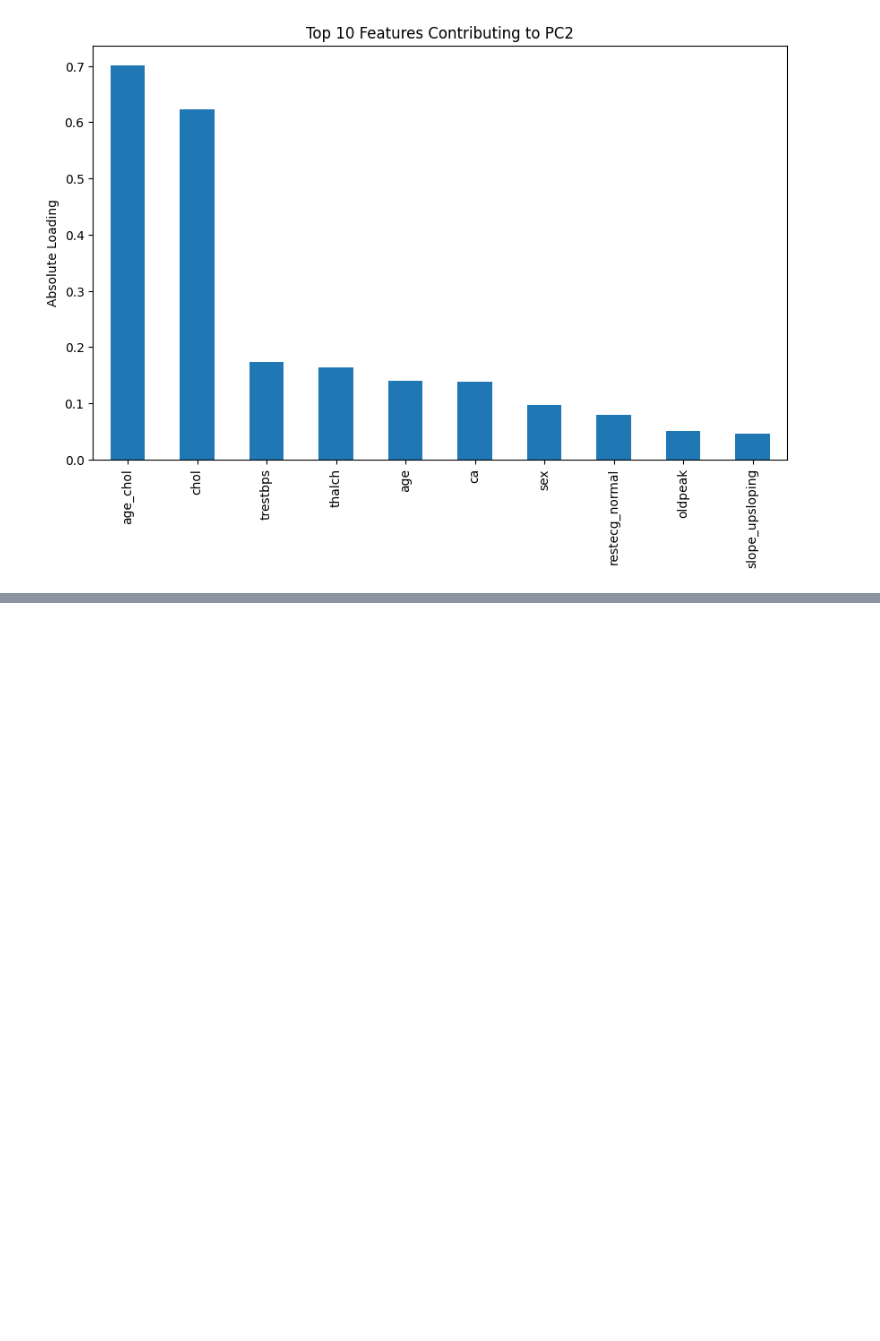
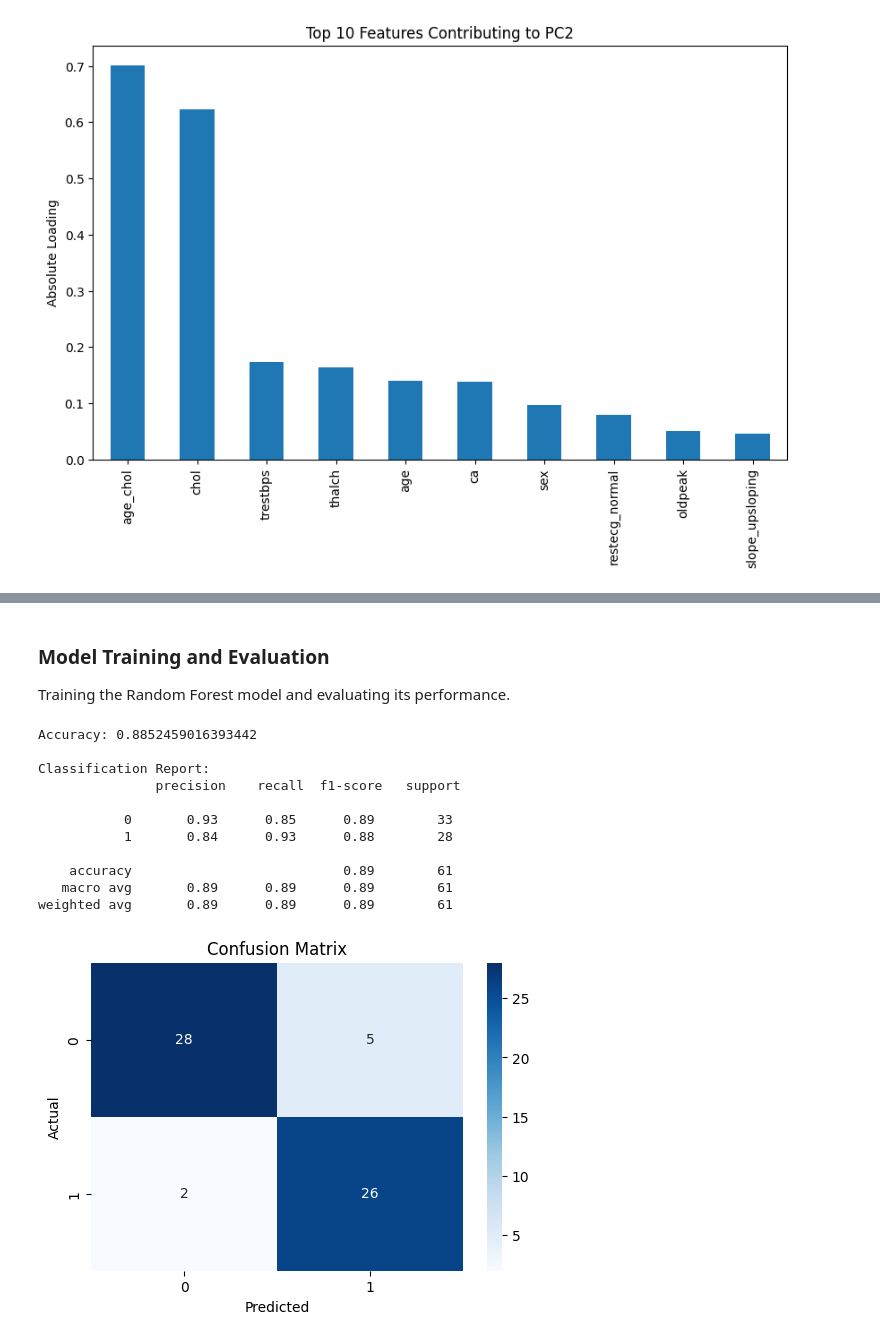
Before and after one commit to GoudyMT/heart-disease-ml, a Jupyter notebook: notebook/ml-portfolio.ipynb, the cells around one changed output, grey strips where cells are left out. Drawn from its saved outputs; the diff is of its cells as text; code cells hidden in the pictures; blank space fills up the shorter version.

Commit message:
Implement Random Forest with training, tuning, and visualizations

```diff
--- a/notebook/ml-portfolio.ipynb
+++ b/notebook/ml-portfolio.ipynb
@@ -405,0 +412,10 @@ plt.show()
+# %%
+# Prepare features and target
+X = df_cleveland.drop(['target', 'cluster'], axis=1)
+y = df_cleveland['target']
+
+# Train/test split
+X_train, X_test, y_train, y_test = train_test_split(X, y, test_size=0.2, random_state=42, stratify=y)
+print("Training Set Shape:", X_train.shape)
+print("Test Set Shape:", X_test.shape)
+print("Target Distribution in Training Set:\n", y_train.value_counts(normalize=True))
@@ -405,0 +430,36 @@ plt.show()
+# %% [markdown]
+### Model Training and Evaluation
+Training the Random Forest model and evaluating its performance.
+# %%
+# Train Random Forest
+rf = RandomForestClassifier(random_state=42)
+rf.fit(X_train, y_train)
+
+# Predict and evaluate
+y_pred = rf.predict(X_test)
+accuracy = accuracy_score(y_test, y_pred)
+print("Accuracy:", accuracy)
+print("\nClassification Report:\n", classification_report(y_test, y_pred))
+
+# Confusion Matrix
+cm = confusion_matrix(y_test, y_pred)
+plt.figure(figsize=(6, 4))
+sns.heatmap(cm, annot=True, fmt='d', cmap='Blues')
+plt.title('Confusion Matrix')
+plt.xlabel('Predicted')
+plt.ylabel('Actual')
+plt.savefig('../images/confusion_matrix.png', dpi=300, bbox_inches='tight')
+plt.show()
+# %% [output]
+Accuracy: 0.8852459016393442
+
+Classification Report:
+               precision    recall  f1-score   support
+
+           0       0.93      0.85      0.89        33
+           1       0.84      0.93      0.88        28
+
+    accuracy                           0.89        61
+   macro avg       0.89      0.89      0.89        61
+weighted avg       0.89      0.89      0.89        61
+[figure, added]
```
Also changed, not shown: parts of 8 cells of this notebook, 3 other files.
